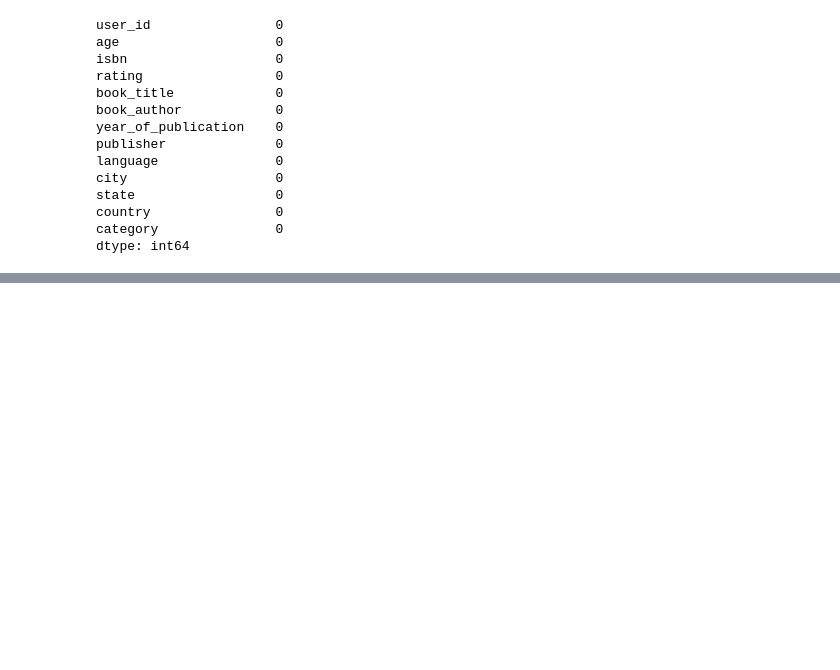
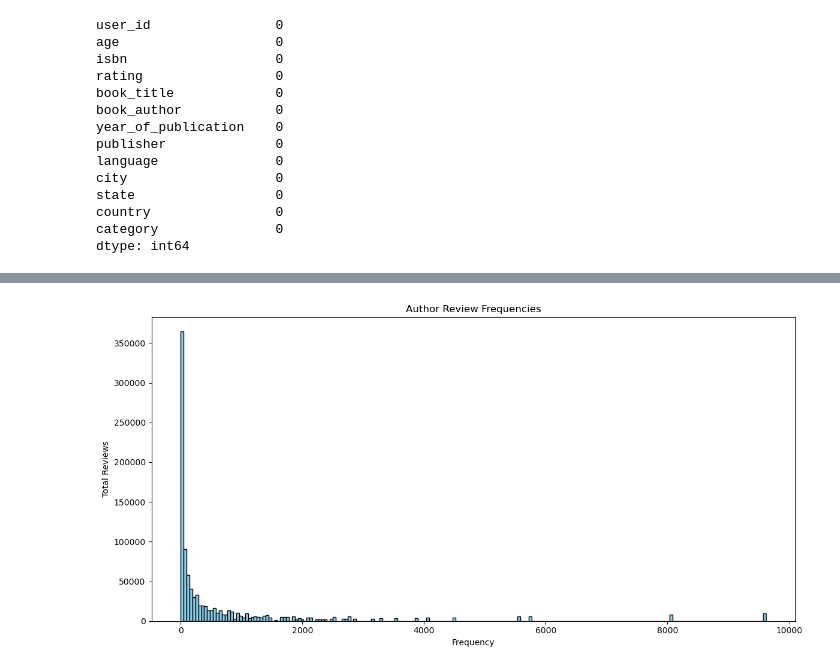
Before and after one commit to DiegoFA1/oct2024_capstone, a Jupyter notebook: notebooks/Preprocessing.ipynb, the cells around one changed output, grey strips where cells are left out. Cells and saved outputs as stored; diff of their text form; code cells hidden in the pictures; blank space fills up the shorter version.

```diff
--- a/notebooks/Preprocessing.ipynb
+++ b/notebooks/Preprocessing.ipynb
@@ -66,0 +216,3 @@ As we can see, even though our data is clean, we are dealing with a large number
+# %%
+# Drop the categories that we are not going to use
+df.drop(columns=['city','state','country'], inplace=True)
@@ -66,0 +271,12 @@ As we can see, even though our data is clean, we are dealing with a large number
+# %%
+# Calculate frequency for each unique author
+author_frequencies = df['book_author'].value_counts()
+
+# Map the frequencies back to the original column
+df['author_frequency'] = df['book_author'].map(author_frequencies)
+
+# Add the column to df_encoded
+df_encoded['author_frequency'] = df['author_frequency']
+
+# Sanity Check
+df['author_frequency'].value_counts()
@@ -66,0 +324,11 @@ As we can see, even though our data is clean, we are dealing with a large number
+# %%
+plt.figure(figsize=(12, 6))
+plt.hist(df['author_frequency'], bins=200, color='skyblue', edgecolor='black')
+plt.title('Author Review Frequencies')
+plt.xlabel('Frequency')
+plt.ylabel('Total Reviews')
+
+plt.tight_layout()
+plt.show()
+# %% [output]
+[figure, added]
```
Also changed, not shown: parts of 122 cells of this notebook, 4 other files.
